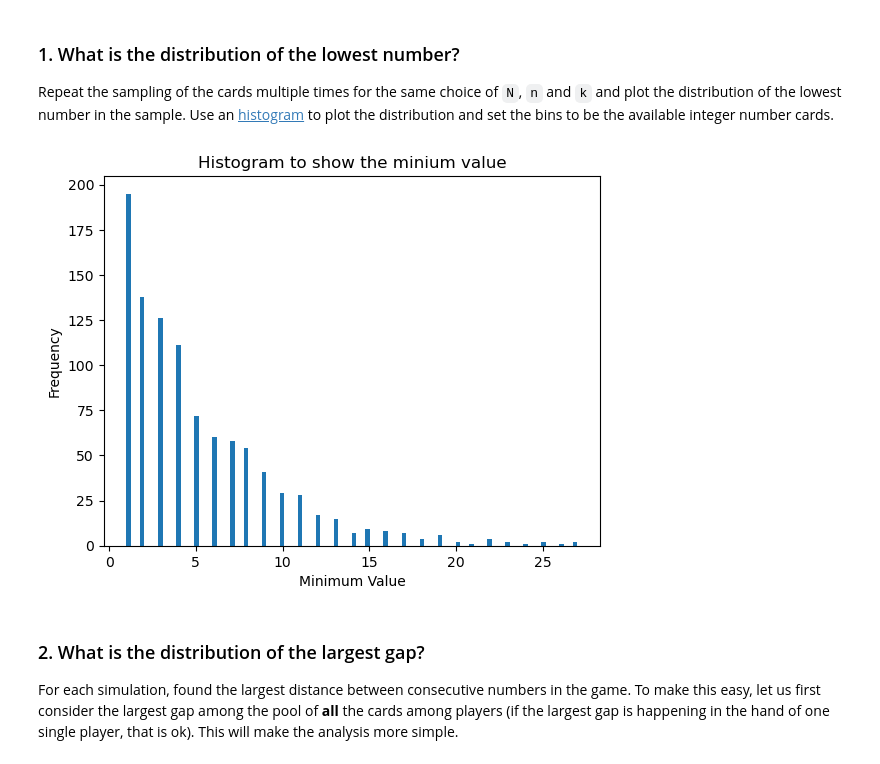
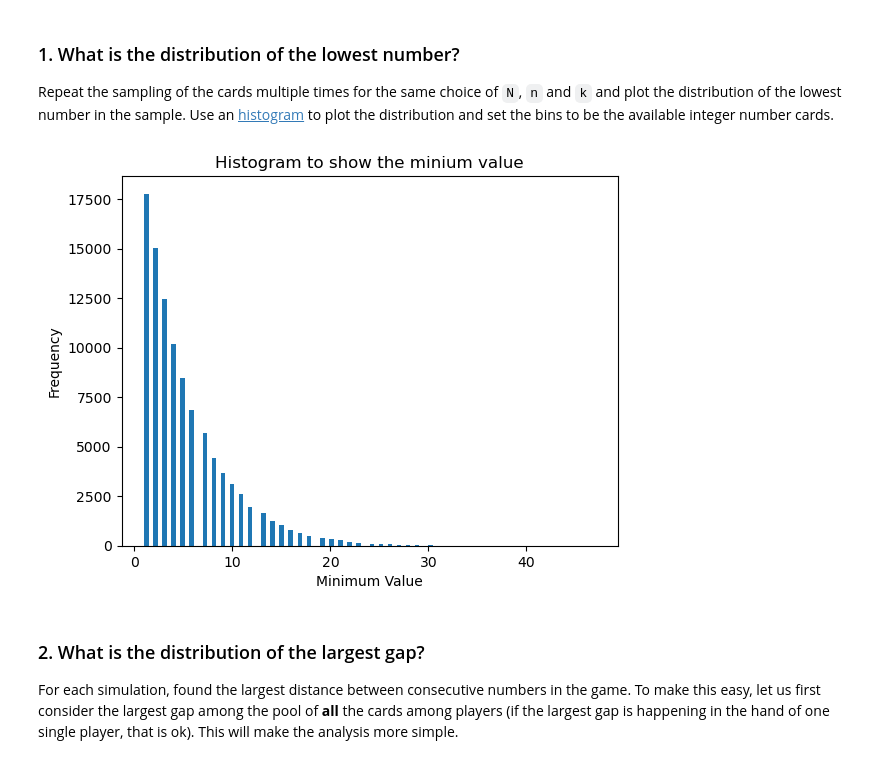
Before and after one commit to UCB-stat-201a-fall23/projectno1-themind-PhudishTam, a Jupyter notebook: Project01-TheMind.ipynb, the cells around one changed output. Saved outputs shown, nothing was run; the diff lists cells and outputs as text; code cells hidden in the pictures.

```diff
--- a/Project01-TheMind.ipynb
+++ b/Project01-TheMind.ipynb
@@ -66,23 +66,23 @@ Repeat the sampling of the cards multiple times for the same choice of `N`, `n`
 # %%
 #### To Do cell
 N = 100
 n = 6
 k = 3
-number_time = 1000
+number_time = 100000
 def plot_histogram(number_time,cards,N,n,k):
     min_value = []
     for i in range(number_time):
         cards = sample_cards(N,n,k)
         min_value.append(np.min(cards))
     return min_value
 plot = plot_histogram(number_time,cards,N,n,k)
 plt.hist(plot,bins = 100)
 plt.xlabel("Minimum Value")
 plt.ylabel("Frequency")
 plt.title("Histogram to show the minium value")
 plt.show()
 # %% [output]
-[figure, old version]
+[figure, new version]
 # %% [markdown]
 ### 2. What is the distribution of the largest gap?
 
```
Also changed, not shown: parts of 13 cells of this notebook.
